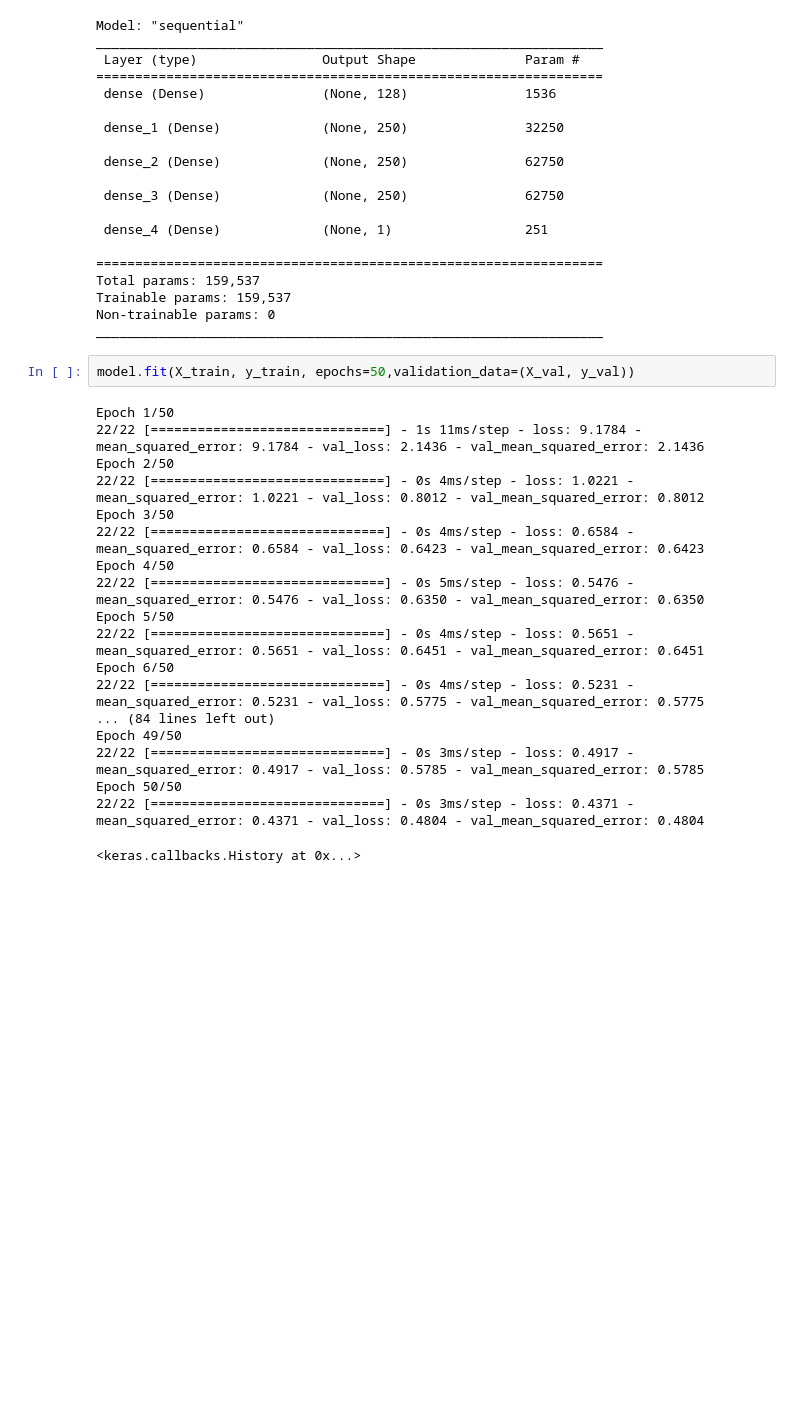
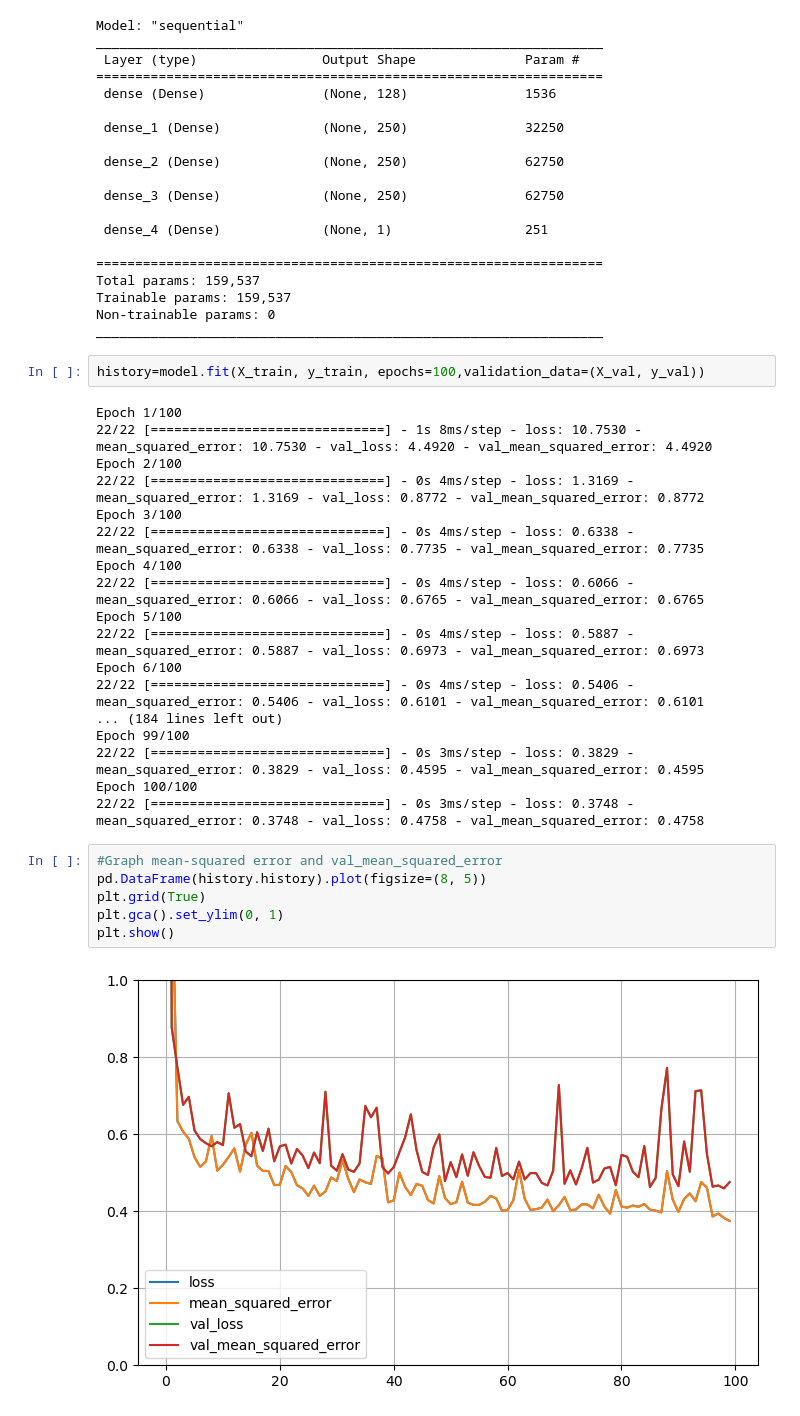
Before and after one commit to jimmy-Gamboli/WineQuality_ML, a Jupyter notebook: CSC 4505 Project - Wine Quality - Jimmy, Michael, Noah.ipynb, the cells around one changed output. Drawn from its saved outputs; the diff is of its cells as text; blank space fills up the shorter version.

Commit message:
Added Graph for mean-squared error

```diff
--- a/CSC 4505 Project - Wine Quality - Jimmy, Michael, Noah.ipynb
+++ b/CSC 4505 Project - Wine Quality - Jimmy, Michael, Noah.ipynb
@@ -212,23 +210,30 @@ Trainable params: 159,537
 Non-trainable params: 0
 _________________________________________________________________
 # %%
-model.fit(X_train, y_train, epochs=50,validation_data=(X_val, y_val))
+history=model.fit(X_train, y_train, epochs=100,validation_data=(X_val, y_val))
 # %% [output]
-Epoch 1/50
-22/22 [==============================] - 1s 11ms/step - loss: 9.1784 - mean_squared_error: 9.1784 - val_loss: 2.1436 - val_mean_squared_error: 2.1436
-Epoch 2/50
-22/22 [==============================] - 0s 4ms/step - loss: 1.0221 - mean_squared_error: 1.0221 - val_loss: 0.8012 - val_mean_squared_error: 0.8012
-Epoch 3/50
-22/22 [==============================] - 0s 4ms/step - loss: 0.6584 - mean_squared_error: 0.6584 - val_loss: 0.6423 - val_mean_squared_error: 0.6423
-Epoch 4/50
-22/22 [==============================] - 0s 5ms/step - loss: 0.5476 - mean_squared_error: 0.5476 - val_loss: 0.6350 - val_mean_squared_error: 0.6350
-Epoch 5/50
-22/22 [==============================] - 0s 4ms/step - loss: 0.5651 - mean_squared_error: 0.5651 - val_loss: 0.6451 - val_mean_squared_error: 0.6451
-Epoch 6/50
-22/22 [==============================] - 0s 4ms/step - loss: 0.5231 - mean_squared_error: 0.5231 - val_loss: 0.5775 - val_mean_squared_error: 0.5775
-... (84 lines left out)
-Epoch 49/50
-22/22 [==============================] - 0s 3ms/step - loss: 0.4917 - mean_squared_error: 0.4917 - val_loss: 0.5785 - val_mean_squared_error: 0.5785
-Epoch 50/50
-22/22 [==============================] - 0s 3ms/step - loss: 0.4371 - mean_squared_error: 0.4371 - val_loss: 0.4804 - val_mean_squared_error: 0.4804
+Epoch 1/100
+22/22 [==============================] - 1s 8ms/step - loss: 10.7530 - mean_squared_error: 10.7530 - val_loss: 4.4920 - val_mean_squared_error: 4.4920
+Epoch 2/100
+22/22 [==============================] - 0s 4ms/step - loss: 1.3169 - mean_squared_error: 1.3169 - val_loss: 0.8772 - val_mean_squared_error: 0.8772
+Epoch 3/100
+22/22 [==============================] - 0s 4ms/step - loss: 0.6338 - mean_squared_error: 0.6338 - val_loss: 0.7735 - val_mean_squared_error: 0.7735
+Epoch 4/100
+22/22 [==============================] - 0s 4ms/step - loss: 0.6066 - mean_squared_error: 0.6066 - val_loss: 0.6765 - val_mean_squared_error: 0.6765
+Epoch 5/100
+22/22 [==============================] - 0s 4ms/step - loss: 0.5887 - mean_squared_error: 0.5887 - val_loss: 0.6973 - val_mean_squared_error: 0.6973
+Epoch 6/100
+22/22 [==============================] - 0s 4ms/step - loss: 0.5406 - mean_squared_error: 0.5406 - val_loss: 0.6101 - val_mean_squared_error: 0.6101
+... (184 lines left out)
+Epoch 99/100
+22/22 [==============================] - 0s 3ms/step - loss: 0.3829 - mean_squared_error: 0.3829 - val_loss: 0.4595 - val_mean_squared_error: 0.4595
+Epoch 100/100
+22/22 [==============================] - 0s 3ms/step - loss: 0.3748 - mean_squared_error: 0.3748 - val_loss: 0.4758 - val_mean_squared_error: 0.4758
-<keras.callbacks.History at 0x...>
+# %%
+#Graph mean-squared error and val_mean_squared_error
+pd.DataFrame(history.history).plot(figsize=(8, 5))
+plt.grid(True)
+plt.gca().set_ylim(0, 1)
+plt.show()
+# %% [output]
+[figure, added]
```
Also changed, not shown: parts of 2 cells of this notebook.
